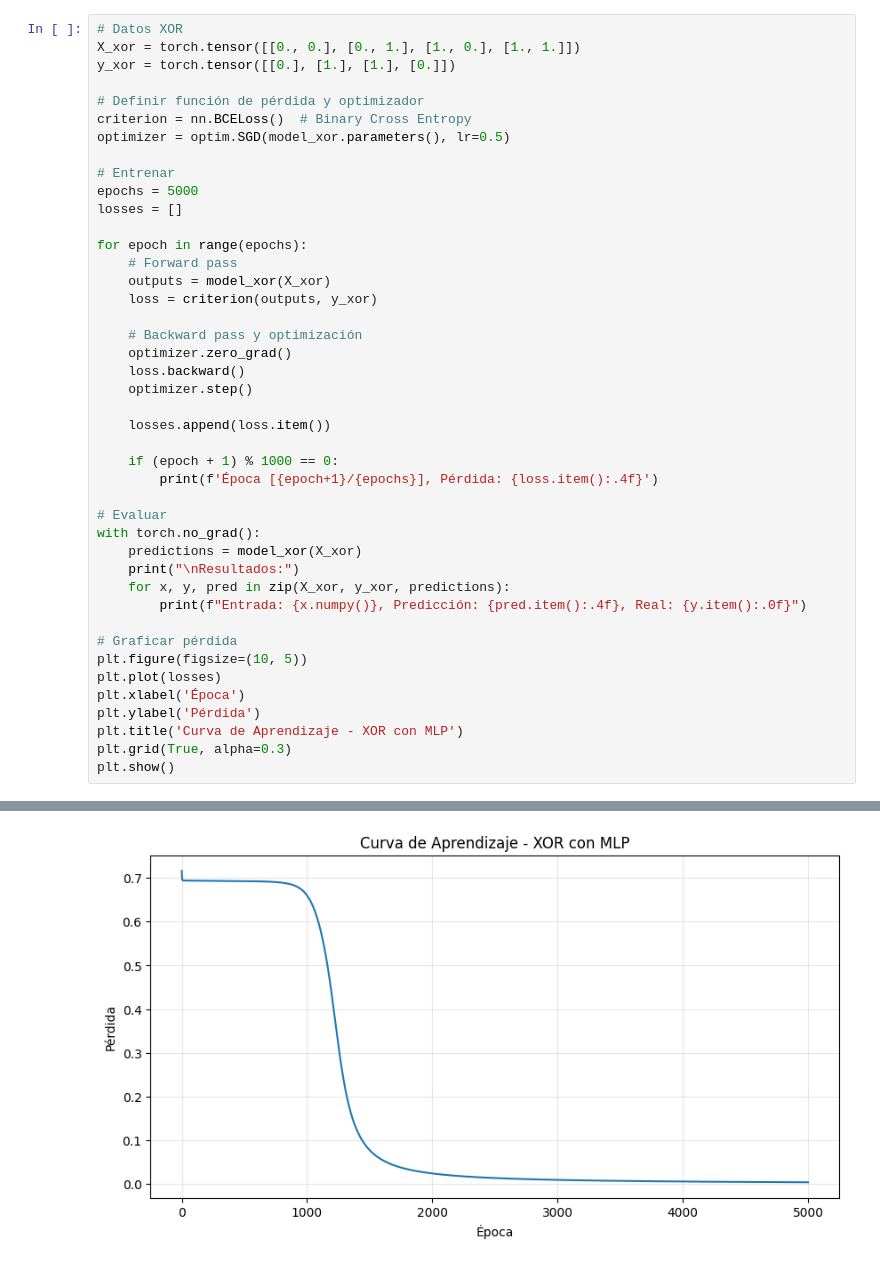
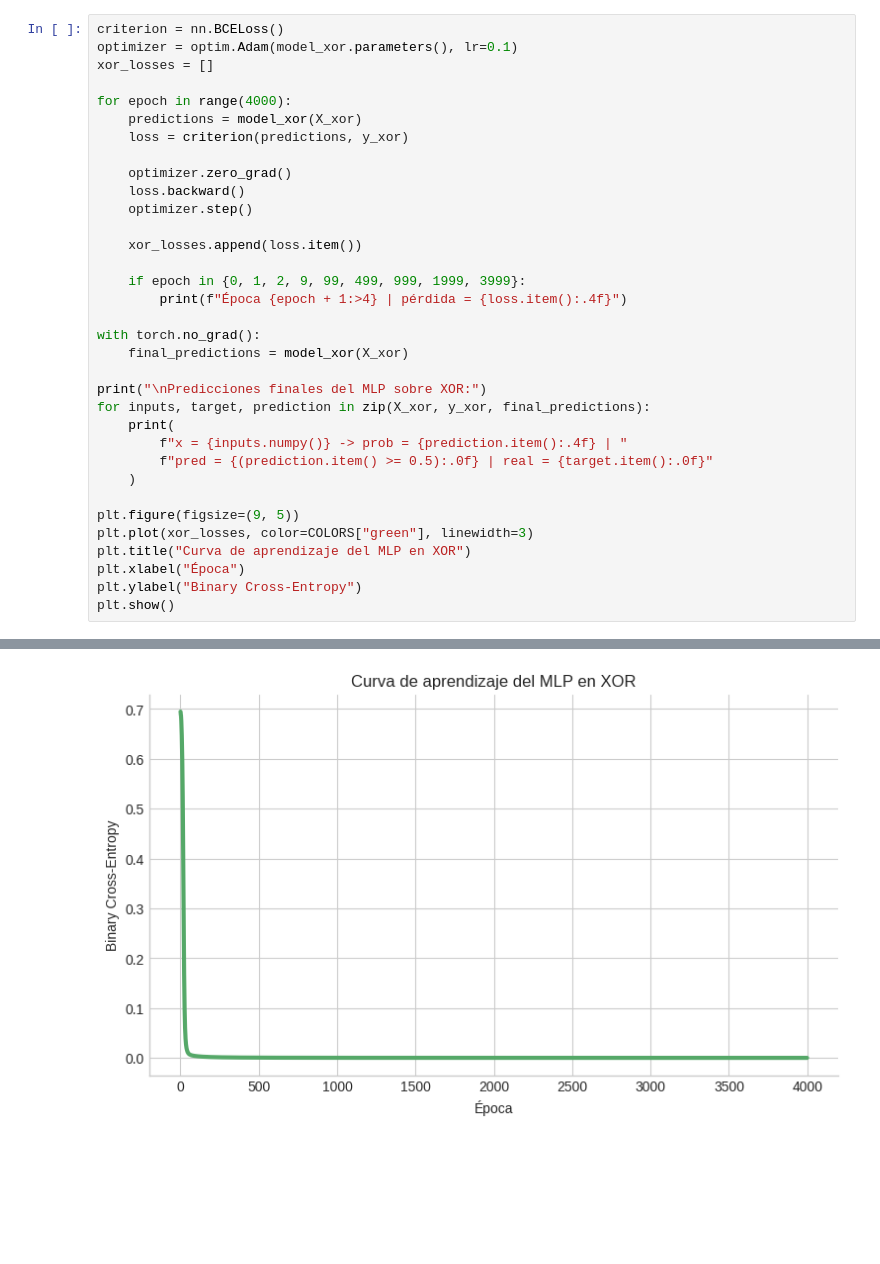
Before and after one commit to SantiagoVBlasL/aprendizaje-profundo-unsam, a Jupyter notebook: 01_intro_deep_learning/02_perceptron_mlp_deep_networks.ipynb, the cells around one changed output, grey strips where cells are left out. Drawn from its saved outputs; the diff is of its cells as text; blank space fills up the shorter version.

```diff
--- a/01_intro_deep_learning/02_perceptron_mlp_deep_networks.ipynb
+++ b/01_intro_deep_learning/02_perceptron_mlp_deep_networks.ipynb
@@ -289,44 +359,35 @@ Número de parámetros: 17
 # %%
-# Datos XOR
-X_xor = torch.tensor([[0., 0.], [0., 1.], [1., 0.], [1., 1.]])
-y_xor = torch.tensor([[0.], [1.], [1.], [0.]])
+criterion = nn.BCELoss()
+optimizer = optim.Adam(model_xor.parameters(), lr=0.1)
+xor_losses = []
 
-# Definir función de pérdida y optimizador
-criterion = nn.BCELoss()  # Binary Cross Entropy
-optimizer = optim.SGD(model_xor.parameters(), lr=0.5)
+for epoch in range(4000):
+    predictions = model_xor(X_xor)
+    loss = criterion(predictions, y_xor)
 
-# Entrenar
-epochs = 5000
-losses = []
-
-for epoch in range(epochs):
-    # Forward pass
-    outputs = model_xor(X_xor)
-    loss = criterion(outputs, y_xor)
-
-    # Backward pass y optimización
     optimizer.zero_grad()
     loss.backward()
     optimizer.step()
 
-    losses.append(loss.item())
+    xor_losses.append(loss.item())
 
-    if (epoch + 1) % 1000 == 0:
-        print(f'Época [{epoch+1}/{epochs}], Pérdida: {loss.item():.4f}')
+    if epoch in {0, 1, 2, 9, 99, 499, 999, 1999, 3999}:
+        print(f"Época {epoch + 1:>4} | pérdida = {loss.item():.4f}")
 
-# Evaluar
 with torch.no_grad():
-    predictions = model_xor(X_xor)
-    print("\nResultados:")
-    for x, y, pred in zip(X_xor, y_xor, predictions):
-        print(f"Entrada: {x.numpy()}, Predicción: {pred.item():.4f}, Real: {y.item():.0f}")
+    final_predictions = model_xor(X_xor)
 
-# Graficar pérdida
-plt.figure(figsize=(10, 5))
-plt.plot(losses)
-plt.xlabel('Época')
-plt.ylabel('Pérdida')
-plt.title('Curva de Aprendizaje - XOR con MLP')
-plt.grid(True, alpha=0.3)
+print("\nPredicciones finales del MLP sobre XOR:")
+for inputs, target, prediction in zip(X_xor, y_xor, final_predictions):
+    print(
+        f"x = {inputs.numpy()} -> prob = {prediction.item():.4f} | "
+        f"pred = {(prediction.item() >= 0.5):.0f} | real = {target.item():.0f}"
+    )
+
+plt.figure(figsize=(9, 5))
+plt.plot(xor_losses, color=COLORS["green"], linewidth=3)
+plt.title("Curva de aprendizaje del MLP en XOR")
+plt.xlabel("Época")
+plt.ylabel("Binary Cross-Entropy")
 plt.show()
 # %% [output]
@@ -344,2 +409,2 @@ Entrada: [1. 1.], Predicción: 0.0057, Real: 0
-[figure, old version]
+[figure, new version]
 # %% [markdown]
```
Also changed, not shown: parts of 38 cells of this notebook.
